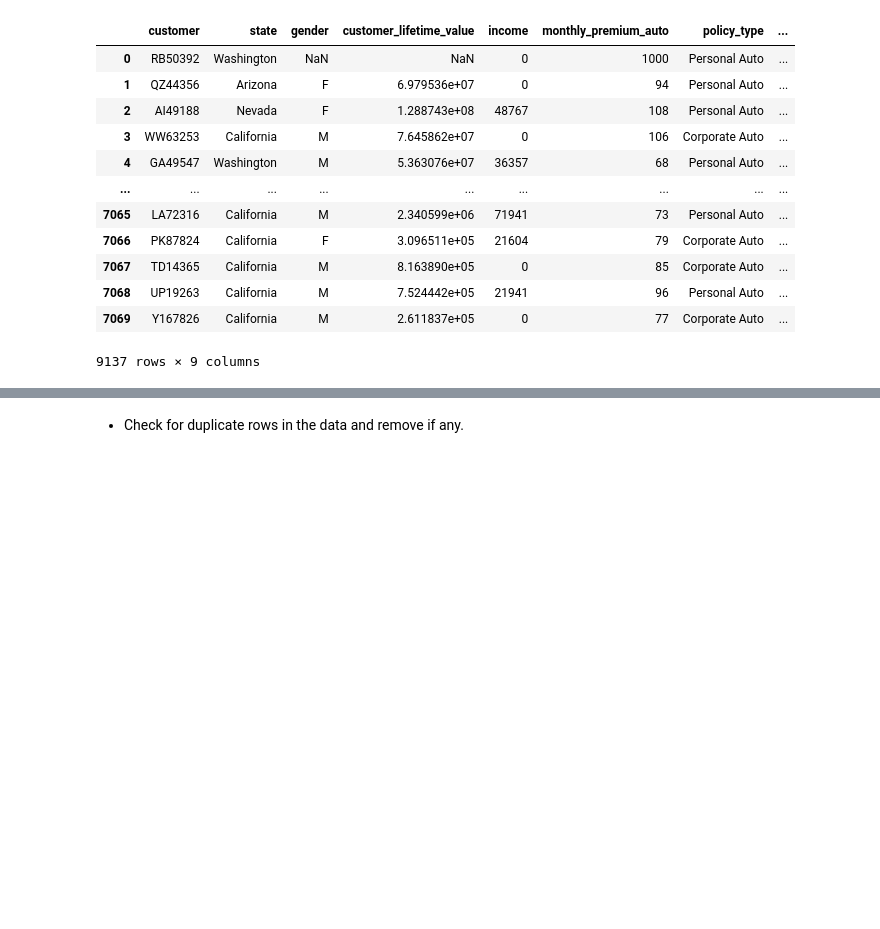
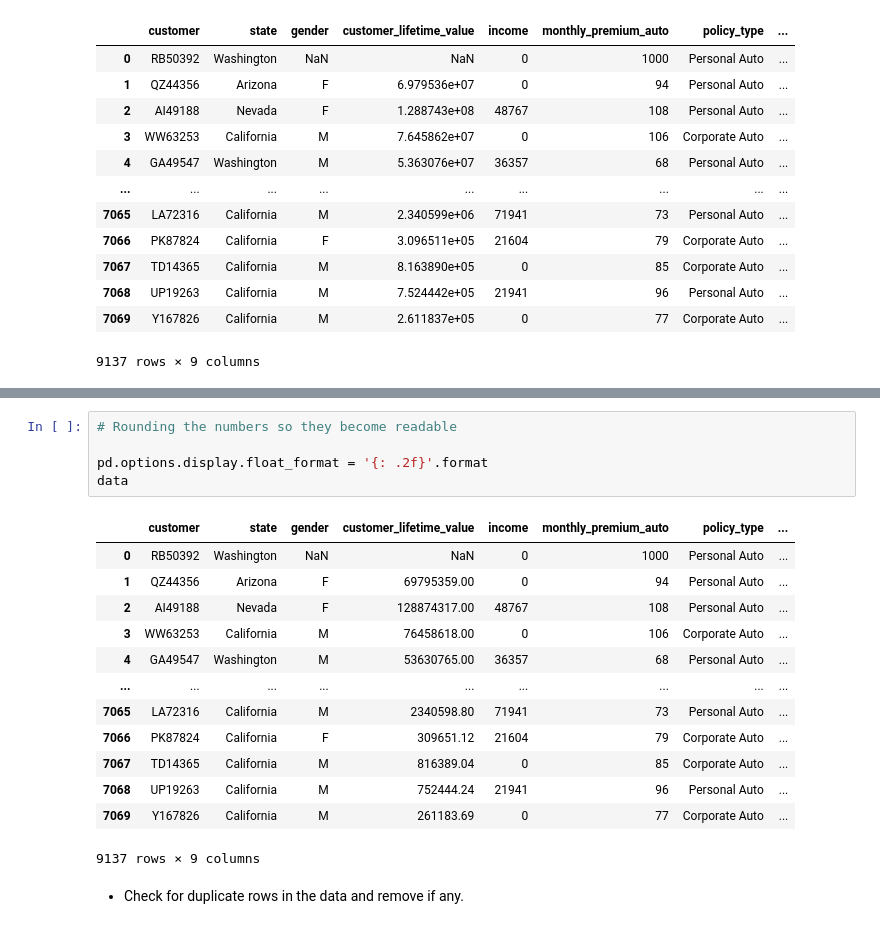
Before and after one commit to Alfon22A/Lab-Customer-Analysis-Round-1, a Jupyter notebook: Solution.ipynb, the cells around one changed output, grey strips where cells are left out. Drawn from its saved outputs; the diff is of its cells as text; blank space fills up the shorter version.

Commit message:
Numbers formatting

```diff
--- a/Solution.ipynb
+++ b/Solution.ipynb
@@ -392,3 +406,22 @@ data
+# %%
+# Rounding the numbers so they become readable
+
+pd.options.display.float_format = '{: .2f}'.format
+data
+# %% [output]
+|  | customer | state | gender | customer_lifetime_value | income | monthly_premium_auto | policy_type | ... |
+| 0 | RB50392 | Washington | NaN | NaN | 0 | 1000 | Personal Auto | ... |
+| 1 | QZ44356 | Arizona | F | 69795359.00 | 0 | 94 | Personal Auto | ... |
+| 2 | AI49188 | Nevada | F | 128874317.00 | 48767 | 108 | Personal Auto | ... |
+| 3 | WW63253 | California | M | 76458618.00 | 0 | 106 | Corporate Auto | ... |
+| 4 | GA49547 | Washington | M | 53630765.00 | 36357 | 68 | Personal Auto | ... |
+| ... | ... | ... | ... | ... | ... | ... | ... | ... |
+| 7065 | LA72316 | California | M | 2340598.80 | 71941 | 73 | Personal Auto | ... |
+| 7066 | PK87824 | California | F | 309651.12 | 21604 | 79 | Corporate Auto | ... |
+| 7067 | TD14365 | California | M | 816389.04 | 0 | 85 | Corporate Auto | ... |
+| 7068 | UP19263 | California | M | 752444.24 | 21941 | 96 | Personal Auto | ... |
+| 7069 | Y167826 | California | M | 261183.69 | 0 | 77 | Corporate Auto | ... |
+9137 rows × 9 columns
 # %% [markdown]
   - Check for duplicate rows in the data and remove if any.
 # %%
```
Also changed, not shown: parts of 4 cells of this notebook.
